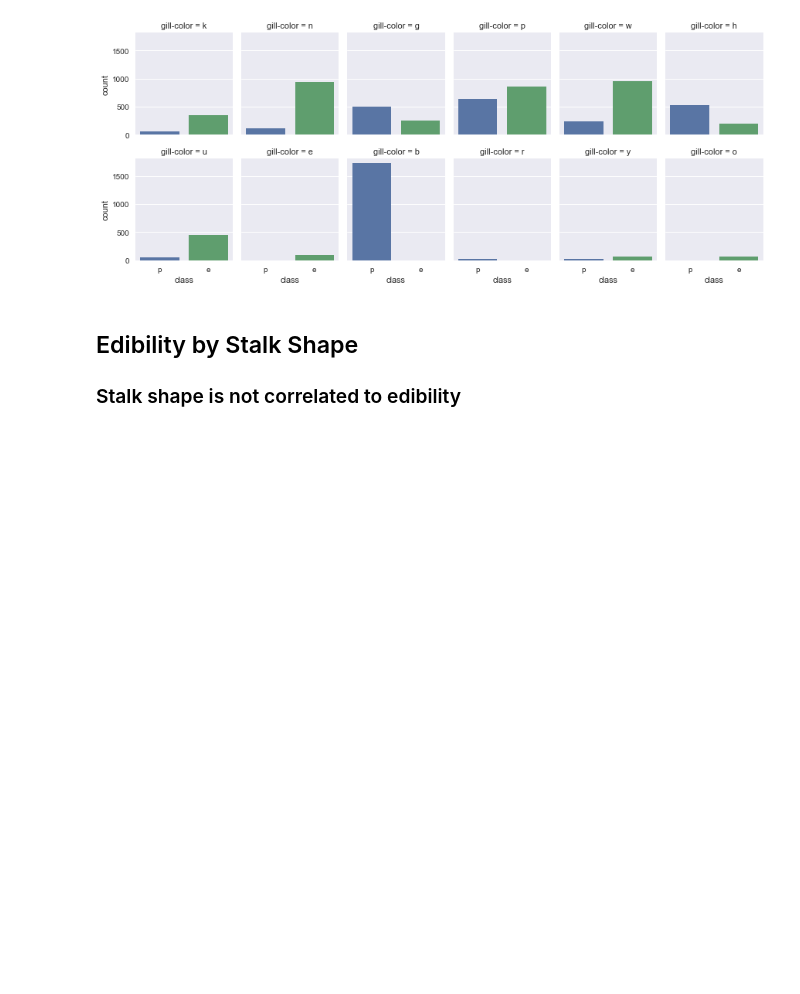
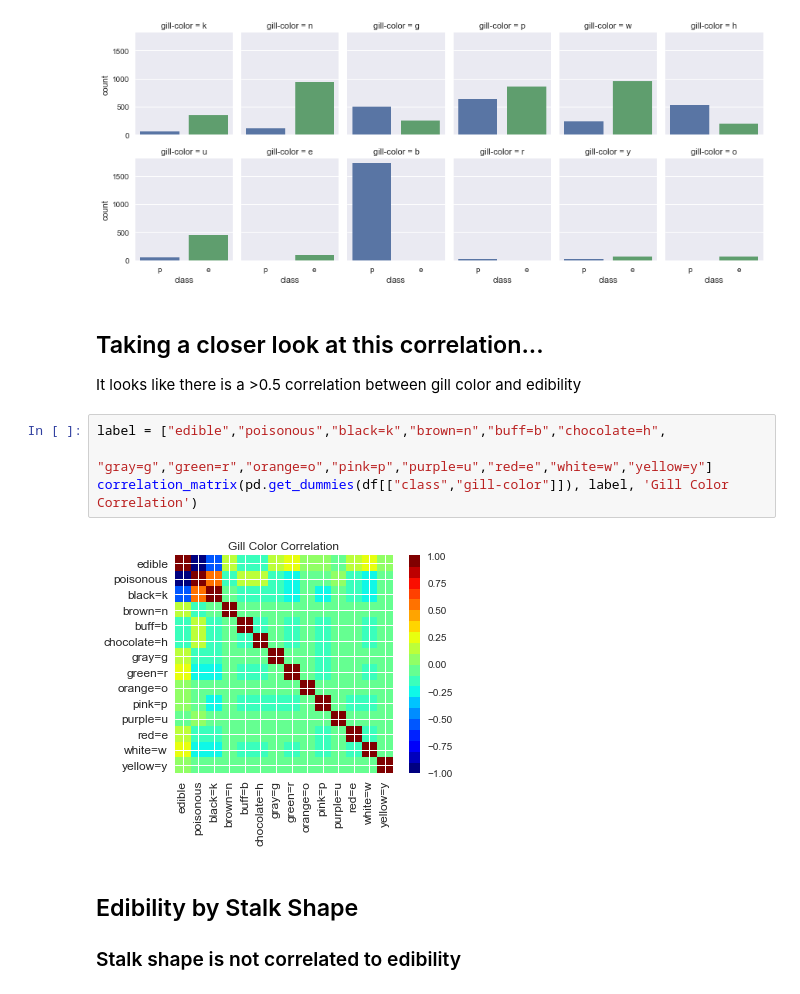
Before and after one commit to madysonmorris/Mushrooms, a Jupyter notebook: Mushroom Final.ipynb, the cells around one changed output. Drawn from its saved outputs; the diff is of its cells as text; blank space fills up the shorter version.

```diff
--- a/Mushroom Final.ipynb
+++ b/Mushroom Final.ipynb
@@ -195,6 +211,15 @@ g = sns.factorplot("class", col="gill-color", data=df_forplot,
                     kind="count", size=2.5, aspect=.8, col_wrap=6)
 # %% [output]
 [figure]
+# %% [markdown]
+## Taking a closer look at this correlation...
+It looks like there is a >0.5 correlation between gill color and edibility
+# %%
+label = ["edible","poisonous","black=k","brown=n","buff=b","chocolate=h",
+         "gray=g","green=r","orange=o","pink=p","purple=u","red=e","white=w","yellow=y"]
+correlation_matrix(pd.get_dummies(df[["class","gill-color"]]), label, 'Gill Color Correlation')
+# %% [output]
+[figure, added]
 # %% [markdown]
 ## Edibility by Stalk Shape
 ### Stalk shape is not correlated to edibility
```
Also changed, not shown: parts of 21 cells of this notebook.
